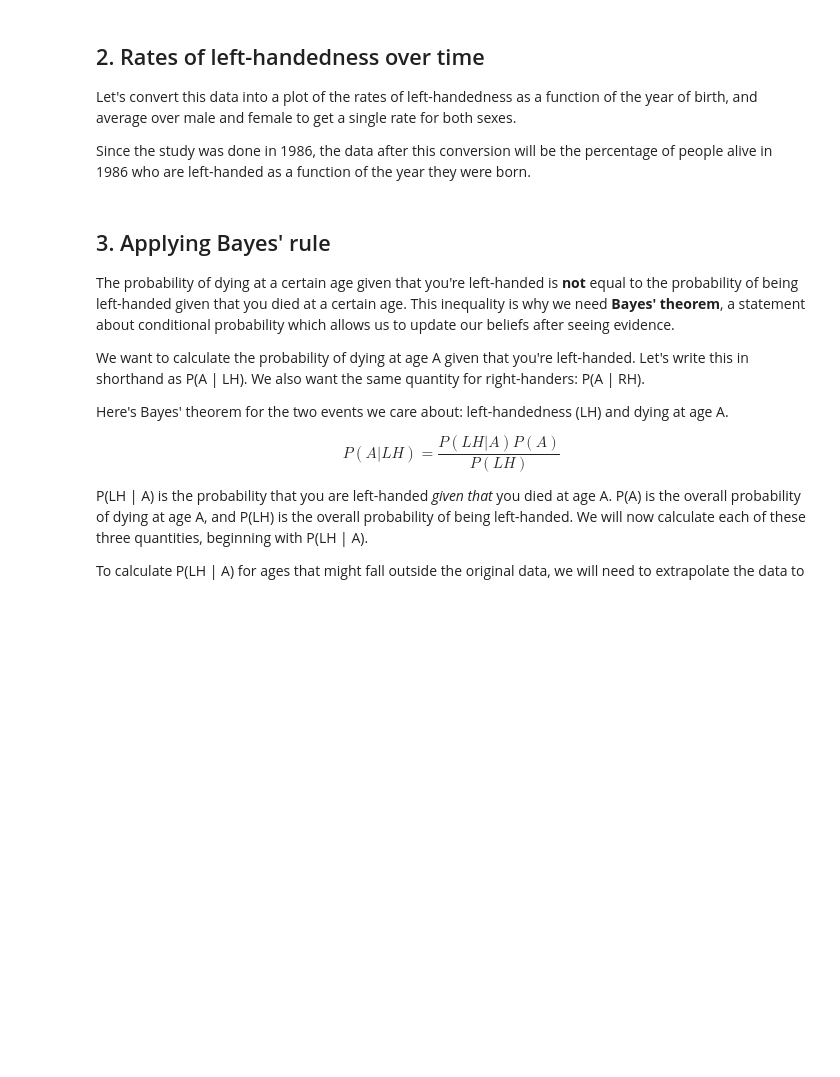
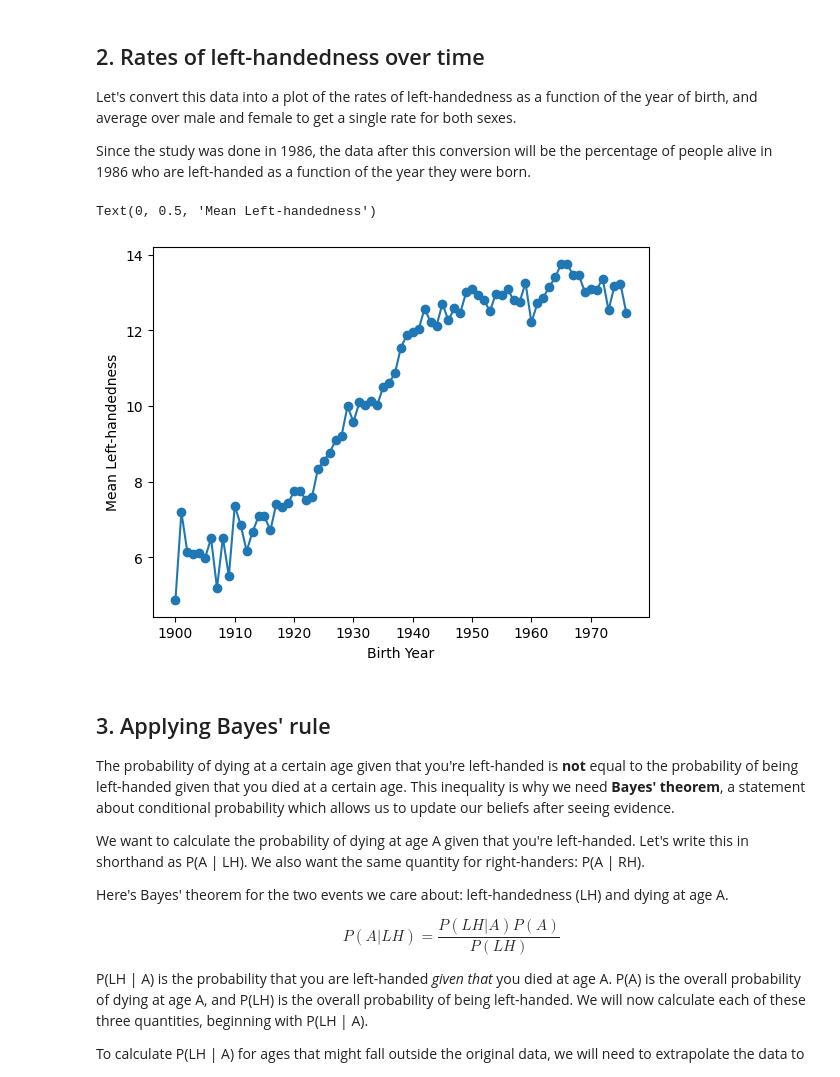
Before and after one commit to ukishore33/Analyze-Death-Age-Difference-of-Right-Handers-with-Left-Handers, a Jupyter notebook: Analyze_Death_Age_Difference_of_Right_Handers_with_Left_Handers_ipynb.ipynb, the cells around one changed output. Saved outputs shown, nothing was run; the diff lists cells and outputs as text; code cells hidden in the pictures; blank space fills up the shorter version.

```diff
--- a/Analyze_Death_Age_Difference_of_Right_Handers_with_Left_Handers_ipynb.ipynb
+++ b/Analyze_Death_Age_Difference_of_Right_Handers_with_Left_Handers_ipynb.ipynb
@@ -41,3 +60,15 @@ ax.set_ylabel(...) # set the y label for the plot
+# %%
+lefthanded_data['Birth_year'] = 1986 - lefthanded_data['Age']
+# %%
+lefthanded_data['Mean_lh'] = lefthanded_data[['Male', 'Female']].mean(axis=1)
+# %%
+fig, ax = plt.subplots()
+ax.plot(lefthanded_data['Birth_year'], lefthanded_data['Mean_lh'], marker='o')
+ax.set_xlabel('Birth Year')
+ax.set_ylabel('Mean Left-handedness')
+# %% [output]
+Text(0, 0.5, 'Mean Left-handedness')
+[figure, added]
 # %% [markdown]
 ## 3. Applying Bayes' rule
 <p>The probability of dying at a certain age given that you're left-handed is <strong>not</strong> equal to the probability of being left-handed given that you died at a certain age. This inequality is why we need <strong>Bayes' theorem</strong>, a statement about conditional probability which allows us to update our beliefs after seeing evidence. </p>
```
Also changed, not shown: parts of 17 cells of this notebook.
